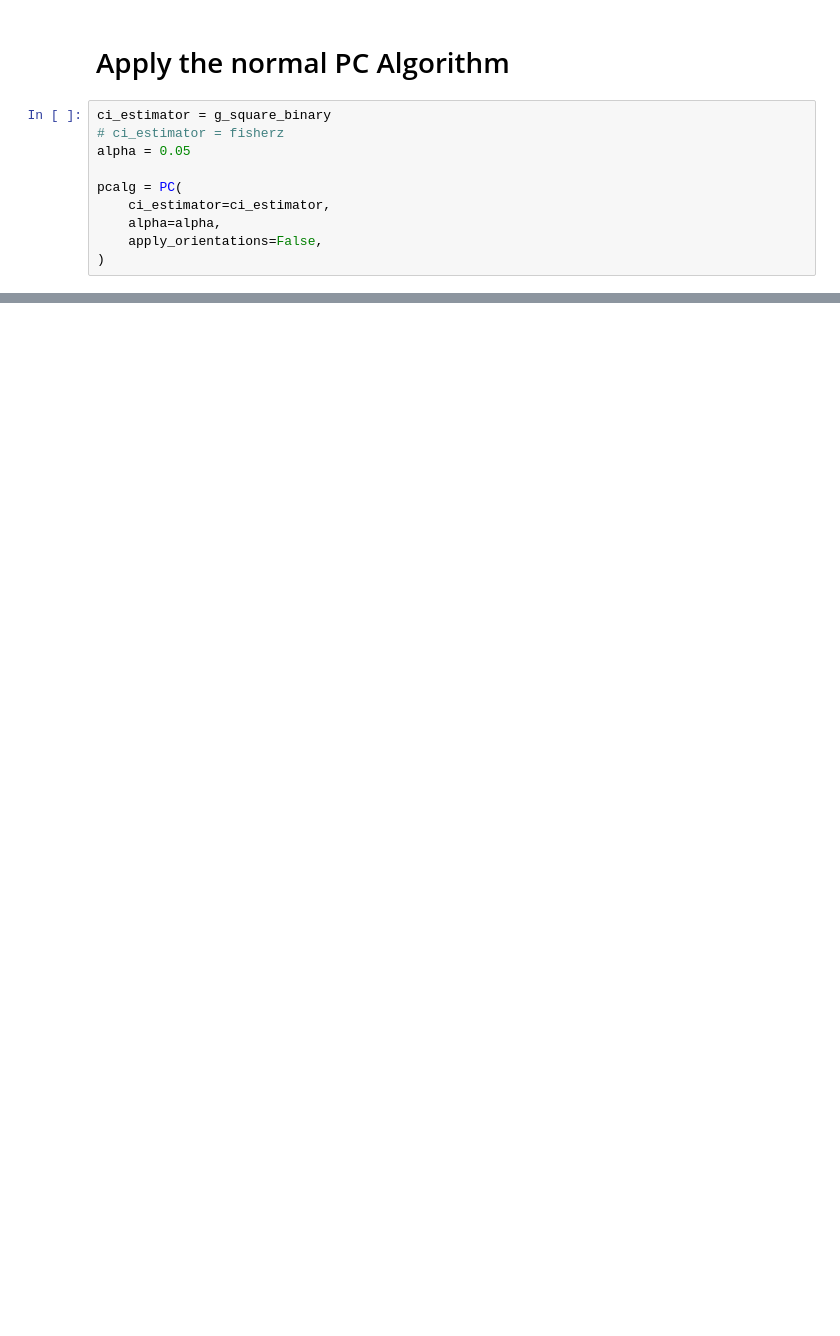
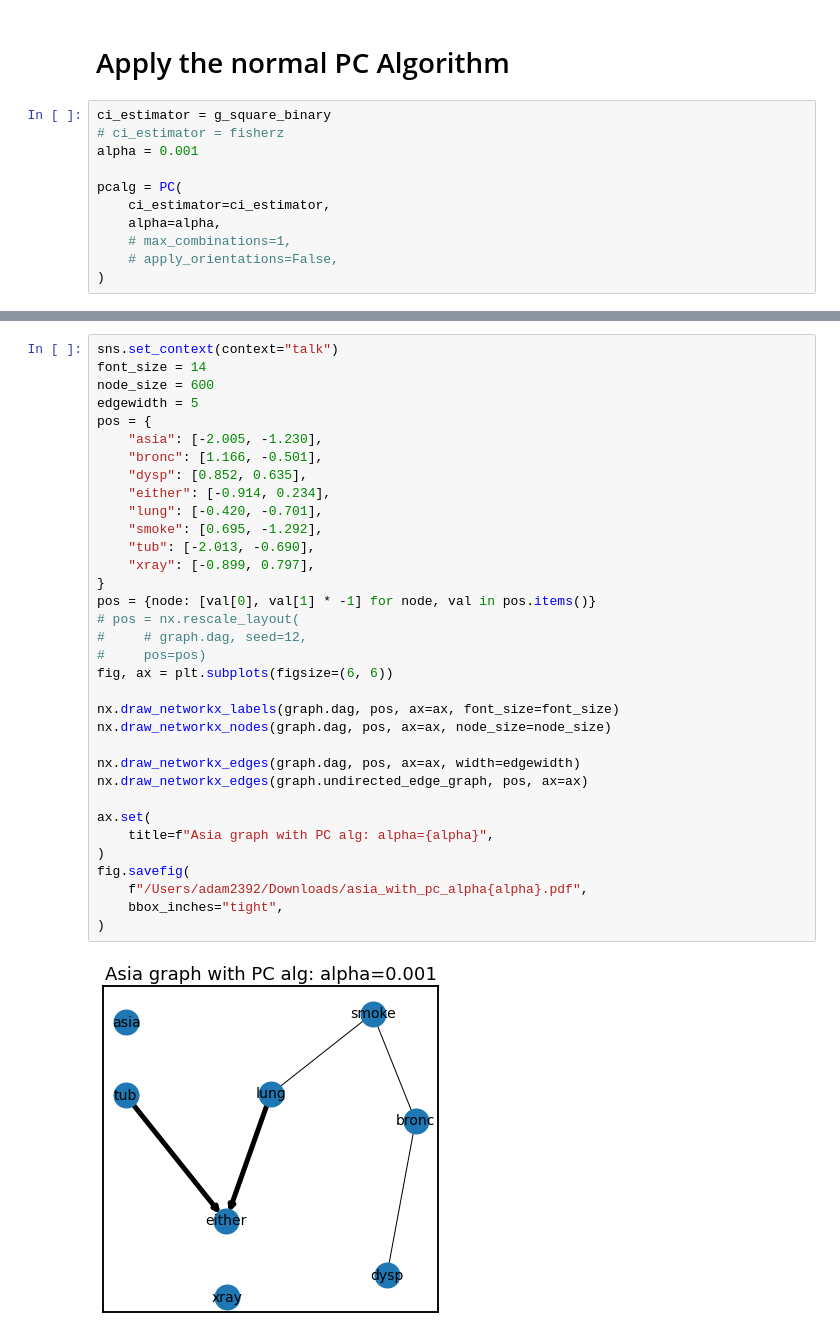
Before and after one commit to adam2392/causal-networkx, a Jupyter notebook: experiments/pc_with_pcmci_idea.ipynb, the cells around one changed output, grey strips where cells are left out. Drawn from its saved outputs; the diff is of its cells as text; blank space fills up the shorter version.

```diff
--- a/experiments/pc_with_pcmci_idea.ipynb
+++ b/experiments/pc_with_pcmci_idea.ipynb
@@ -54,12 +114,13 @@ for col in df.columns:
 # %%
 ci_estimator = g_square_binary
 # ci_estimator = fisherz
-alpha = 0.05
+alpha = 0.001
 
 pcalg = PC(
     ci_estimator=ci_estimator,
     alpha=alpha,
-    apply_orientations=False,
+    # max_combinations=1,
+    # apply_orientations=False,
 )
 # %%
 pcalg.fit(df)
@@ -73,2 +152,38 @@ nx.draw(graph, with_labels=True)
+# %%
+sns.set_context(context="talk")
+font_size = 14
+node_size = 600
+edgewidth = 5
+pos = {
+    "asia": [-2.005, -1.230],
+    "bronc": [1.166, -0.501],
+    "dysp": [0.852, 0.635],
+    "either": [-0.914, 0.234],
+    "lung": [-0.420, -0.701],
+    "smoke": [0.695, -1.292],
+    "tub": [-2.013, -0.690],
+    "xray": [-0.899, 0.797],
+}
+pos = {node: [val[0], val[1] * -1] for node, val in pos.items()}
+# pos = nx.rescale_layout(
+#     # graph.dag, seed=12,
+#     pos=pos)
+fig, ax = plt.subplots(figsize=(6, 6))
+
+nx.draw_networkx_labels(graph.dag, pos, ax=ax, font_size=font_size)
+nx.draw_networkx_nodes(graph.dag, pos, ax=ax, node_size=node_size)
+
+nx.draw_networkx_edges(graph.dag, pos, ax=ax, width=edgewidth)
+nx.draw_networkx_edges(graph.undirected_edge_graph, pos, ax=ax)
+
+ax.set(
+    title=f"Asia graph with PC alg: alpha={alpha}",
+)
+fig.savefig(
+    f"/Users/adam2392/Downloads/asia_with_pc_alpha{alpha}.pdf",
+    bbox_inches="tight",
+)
+# %% [output]
+[figure, added]
 # %%
 pprint(sep_set)
```
Also changed, not shown: parts of 27 cells of this notebook, 20 other files.
